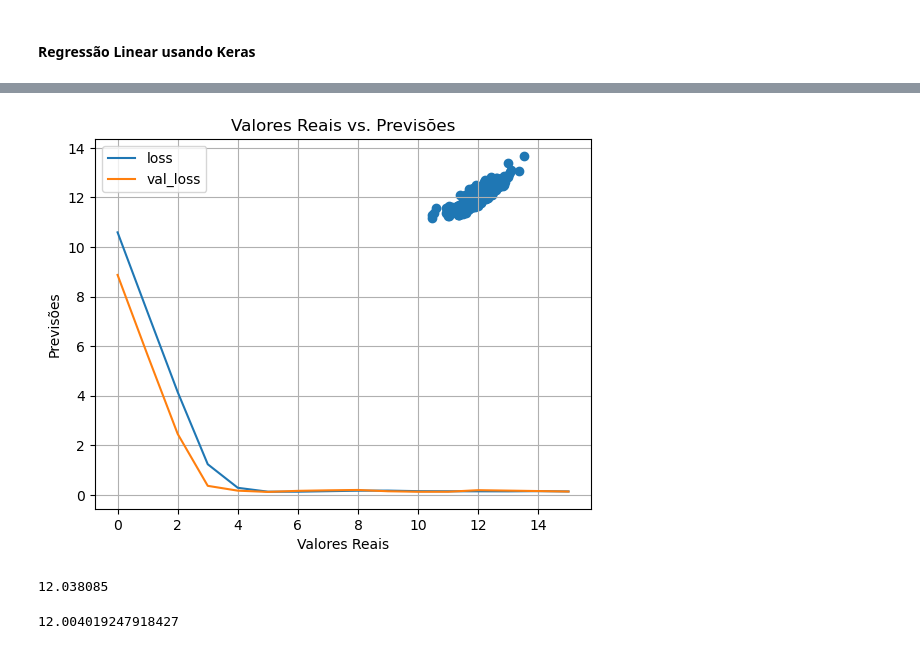
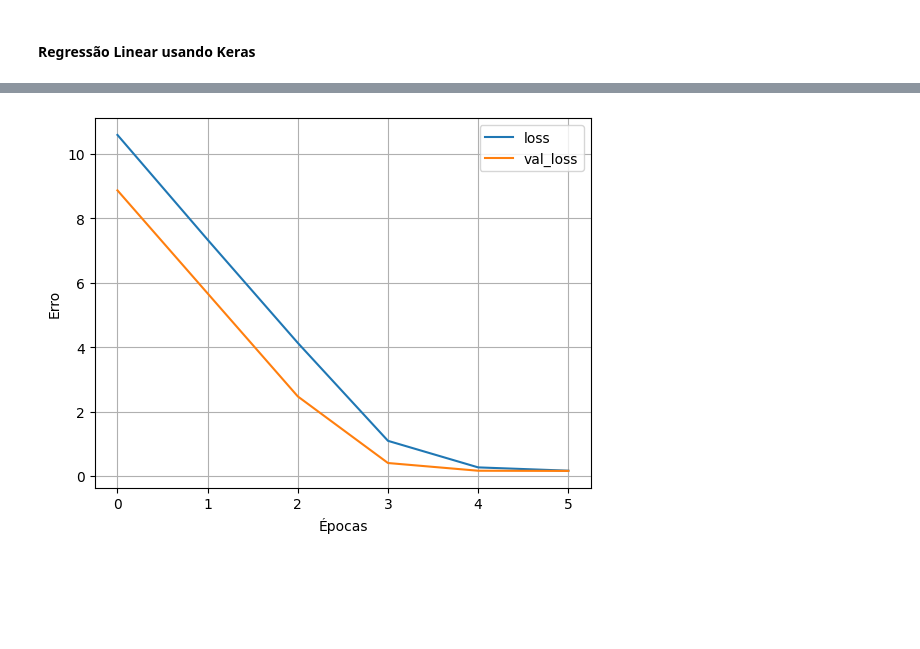
Before and after one commit to Nathan-Rgs/patternRecognition-supervisedLearning, a Jupyter notebook: regression/houses.ipynb, the cells around one changed output, grey strips where cells are left out. Cells and saved outputs as stored; diff of their text form; code cells hidden in the pictures; blank space fills up the shorter version.

```diff
--- a/regression/houses.ipynb
+++ b/regression/houses.ipynb
@@ -353,7 +348,7 @@ X_train, X_test, y_train, y_test = train_test_split(X_train, y_train, test_size
 
 # Escolha um modelo e treine-o
 normalizer = Normalization()
-normalizer.adapt(X_train)
+normalizer.adapt(X_train.values)
 
 model = keras.Sequential([
     normalizer,
@@ -362,19 +357,12 @@ model = keras.Sequential([
 
 model.compile(optimizer=tf.optimizers.Adam(learning_rate=0.1), loss='mean_absolute_error')
 
-# Faça previsões
-history = model.fit(X_train, y_train, epochs=16, validation_data=(X_test, y_test))
+history = model.fit(X_train, y_train, epochs=6, validation_data=(X_test, y_test))
 plot_loss(history)
 
 # Avalie o modelo
 y_pred = model.predict(X_test)
+print("MAE: " , mean_absolute_error(y_test, y_pred))
 print("MSE: " , mean_squared_error(y_test, y_pred))
 print("R2: " , r2_score(y_test, y_pred))
-
-# Visualize os resultados
-plt.scatter(y_test, y_pred)
-plt.xlabel('Valores Reais')
-plt.ylabel('Previsões')
-plt.title('Valores Reais vs. Previsões')
-plt.show()
 # %% [output]
@@ -398,9 +385 @@ R2:  0.8044741235413735
-[figure, old version]
+[figure, new version]
-# %%
-y_pred.mean()
-# %% [output]
-12.038085
-# %%
-y_test.mean()
-# %% [output]
-12.004019247918427
```
Also changed, not shown: parts of 7 cells of this notebook.
